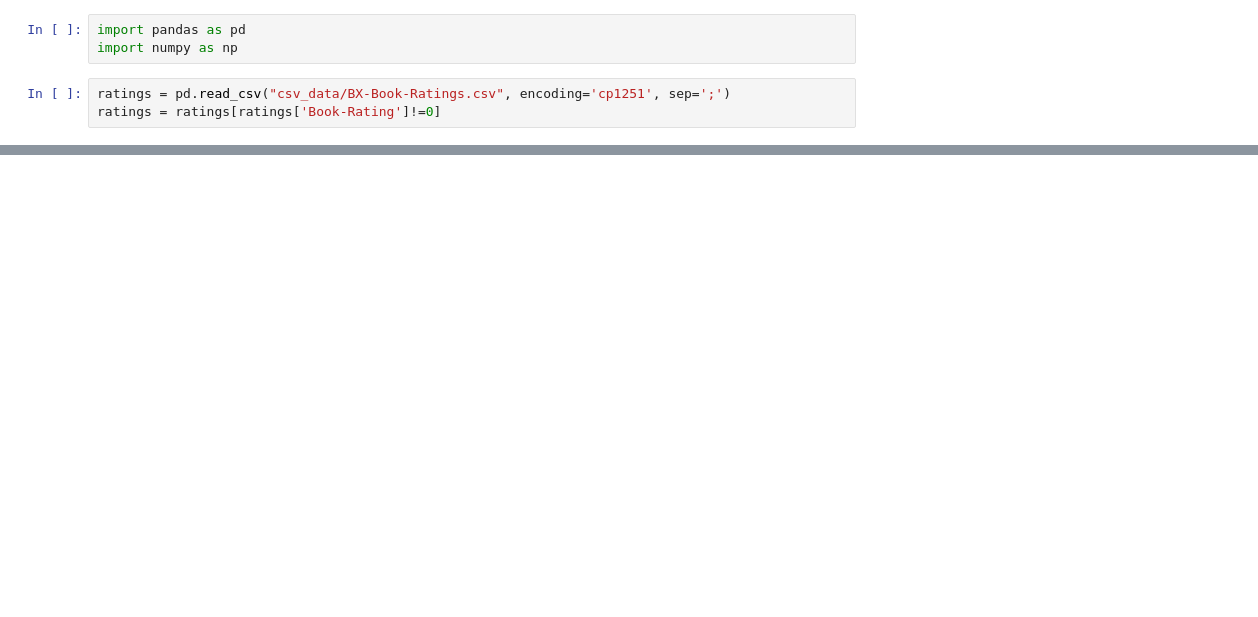
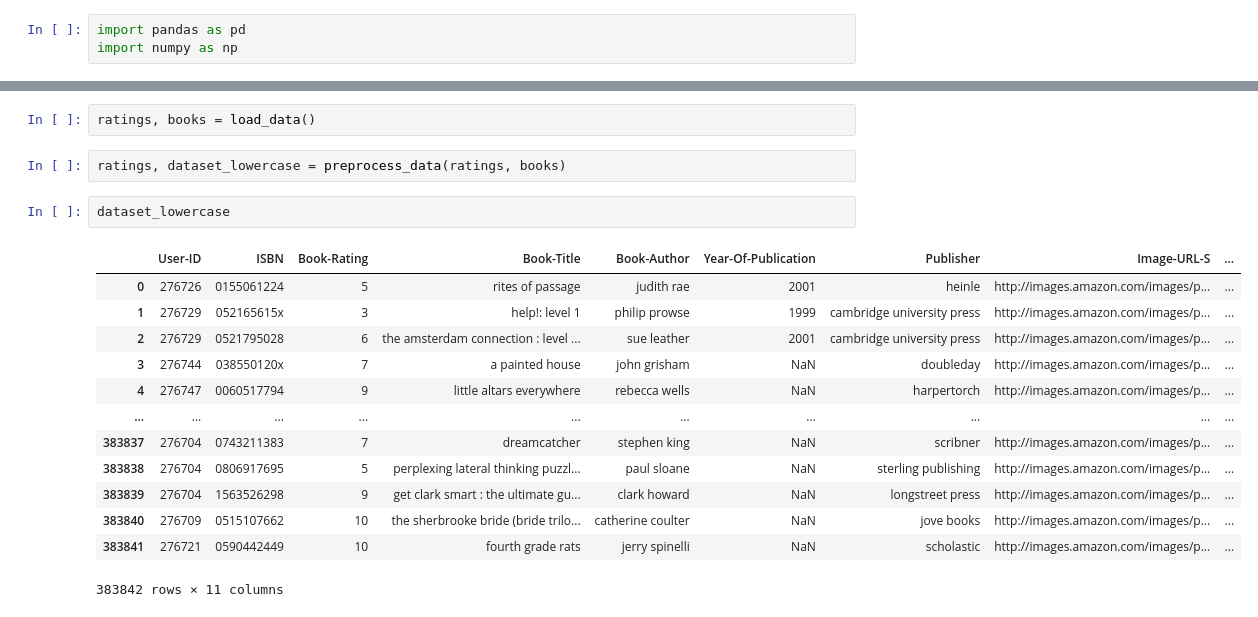
Before and after one commit to zlochina/book-recommendation-app, a Jupyter notebook: src/book_recommendation_prod/data_inspection.ipynb, the cells around one changed output, grey strips where cells are left out. Drawn from its saved outputs; the diff is of its cells as text; blank space fills up the shorter version.

```diff
--- a/src/book_recommendation_prod/data_inspection.ipynb
+++ b/src/book_recommendation_prod/data_inspection.ipynb
@@ -1,6 +1,3 @@
 # %%
 import pandas as pd
 import numpy as np
-# %%
-ratings = pd.read_csv("csv_data/BX-Book-Ratings.csv", encoding='cp1251', sep=';')
-ratings = ratings[ratings['Book-Rating']!=0]
@@ -310,0 +85,20 @@ book_title
+# %%
+ratings, books = load_data()
+# %%
+ratings, dataset_lowercase = preprocess_data(ratings, books)
+# %%
+dataset_lowercase
+# %% [output]
+|  | User-ID | ISBN | Book-Rating | Book-Title | Book-Author | Year-Of-Publication | Publisher | Image-URL-S | ... |
+| 0 | 276726 | 0155061224 | 5 | rites of passage | judith rae | 2001 | heinle | http://images.amazon.com/images/p... | ... |
+| 1 | 276729 | 052165615x | 3 | help!: level 1 | philip prowse | 1999 | cambridge university press | http://images.amazon.com/images/p... | ... |
+| 2 | 276729 | 0521795028 | 6 | the amsterdam connection : level ... | sue leather | 2001 | cambridge university press | http://images.amazon.com/images/p... | ... |
+| 3 | 276744 | 038550120x | 7 | a painted house | john grisham | NaN | doubleday | http://images.amazon.com/images/p... | ... |
+| 4 | 276747 | 0060517794 | 9 | little altars everywhere | rebecca wells | NaN | harpertorch | http://images.amazon.com/images/p... | ... |
+| ... | ... | ... | ... | ... | ... | ... | ... | ... | ... |
+| 383837 | 276704 | 0743211383 | 7 | dreamcatcher | stephen king | NaN | scribner | http://images.amazon.com/images/p... | ... |
+| 383838 | 276704 | 0806917695 | 5 | perplexing lateral thinking puzzl... | paul sloane | NaN | sterling publishing | http://images.amazon.com/images/p... | ... |
+| 383839 | 276704 | 1563526298 | 9 | get clark smart : the ultimate gu... | clark howard | NaN | longstreet press | http://images.amazon.com/images/p... | ... |
+| 383840 | 276709 | 0515107662 | 10 | the sherbrooke bride (bride trilo... | catherine coulter | NaN | jove books | http://images.amazon.com/images/p... | ... |
+| 383841 | 276721 | 0590442449 | 10 | fourth grade rats | jerry spinelli | NaN | scholastic | http://images.amazon.com/images/p... | ... |
+383842 rows × 11 columns
```
Also changed, not shown: parts of 50 cells of this notebook, 5 other files.
